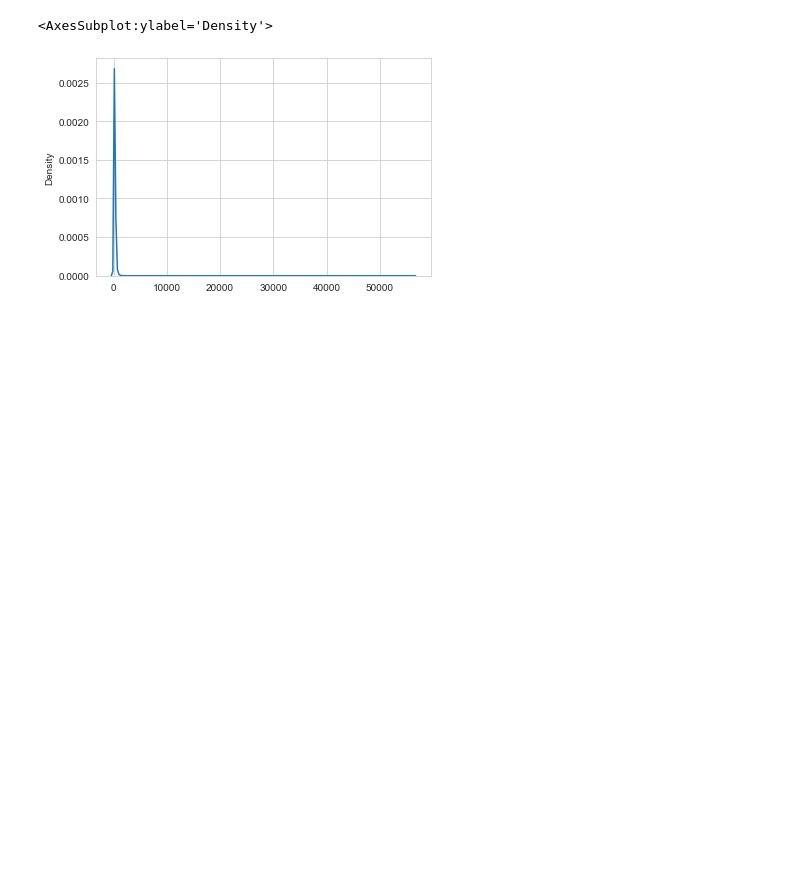
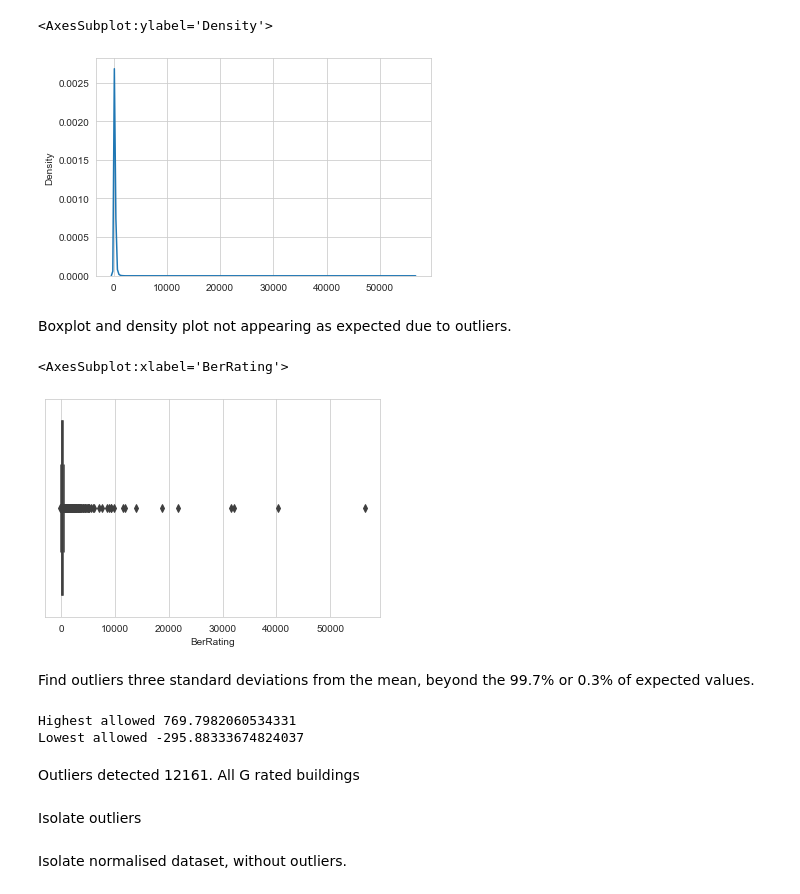
Before and after one commit to codefromjames/eire.energy, a Jupyter notebook: Building Energy Rating Prediction.ipynb, the cells around one changed output. Drawn from its saved outputs; the diff is of its cells as text; code cells hidden in the pictures; blank space fills up the shorter version.

```diff
--- a/Building Energy Rating Prediction.ipynb
+++ b/Building Energy Rating Prediction.ipynb
@@ -182,3 +206,22 @@ sns.kdeplot(np.array(ber['BerRating']), bw=0.5)
 # %% [output]
 <AxesSubplot:ylabel='Density'>
 [figure]
+# %% [markdown]
+Boxplot and density plot not appearing as expected due to outliers.
+# %%
+sns.boxplot(ber['BerRating'])
+# %% [output]
+<AxesSubplot:xlabel='BerRating'>
+[figure, added]
+# %% [markdown]
+Find outliers three standard deviations from the mean, beyond the 99.7% or 0.3% of expected values.
+# %%
+print("Highest allowed",ber['BerRating'].mean() + 3*ber['BerRating'].std())
+print("Lowest allowed",ber['BerRating'].mean() - 3*ber['BerRating'].std())
+# %% [output]
+Highest allowed 769.7982060534331
+Lowest allowed -295.88333674824037
+# %% [markdown]
+Outliers detected 12161. All G rated buildings
+# %% [markdown]
+Isolate outliers
@@ -184,0 +231,2 @@ sns.kdeplot(np.array(ber['BerRating']), bw=0.5)
+# %% [markdown]
+Isolate normalised dataset, without outliers.
```
Also changed, not shown: parts of 18 cells of this notebook.
